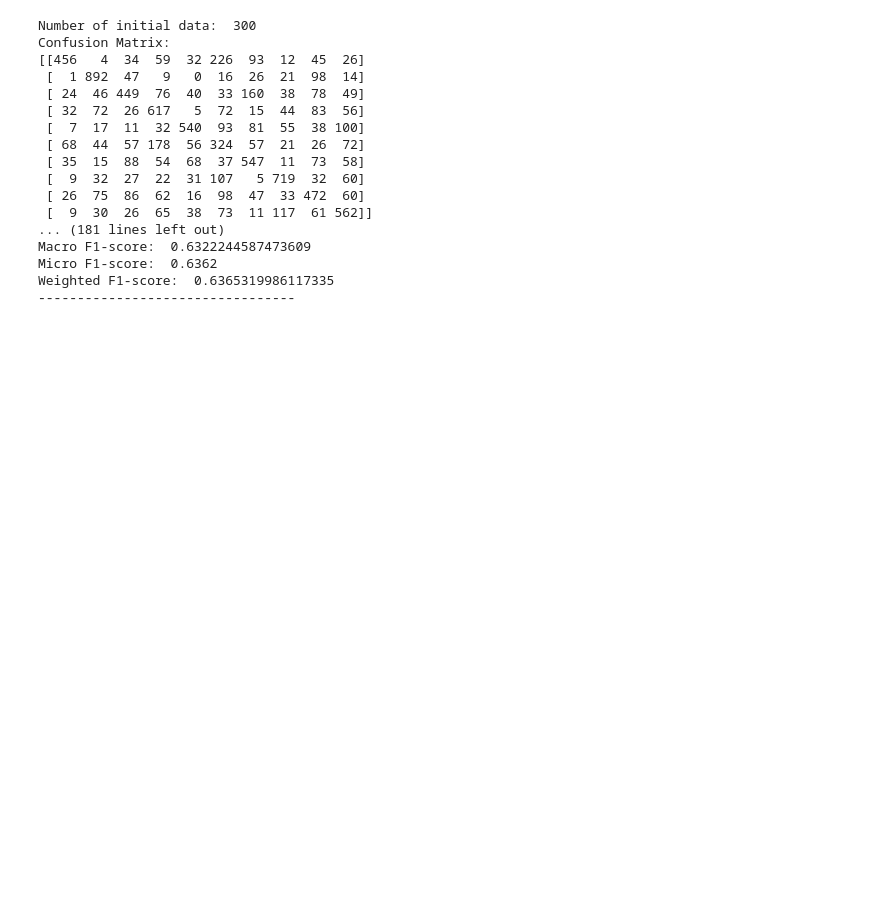
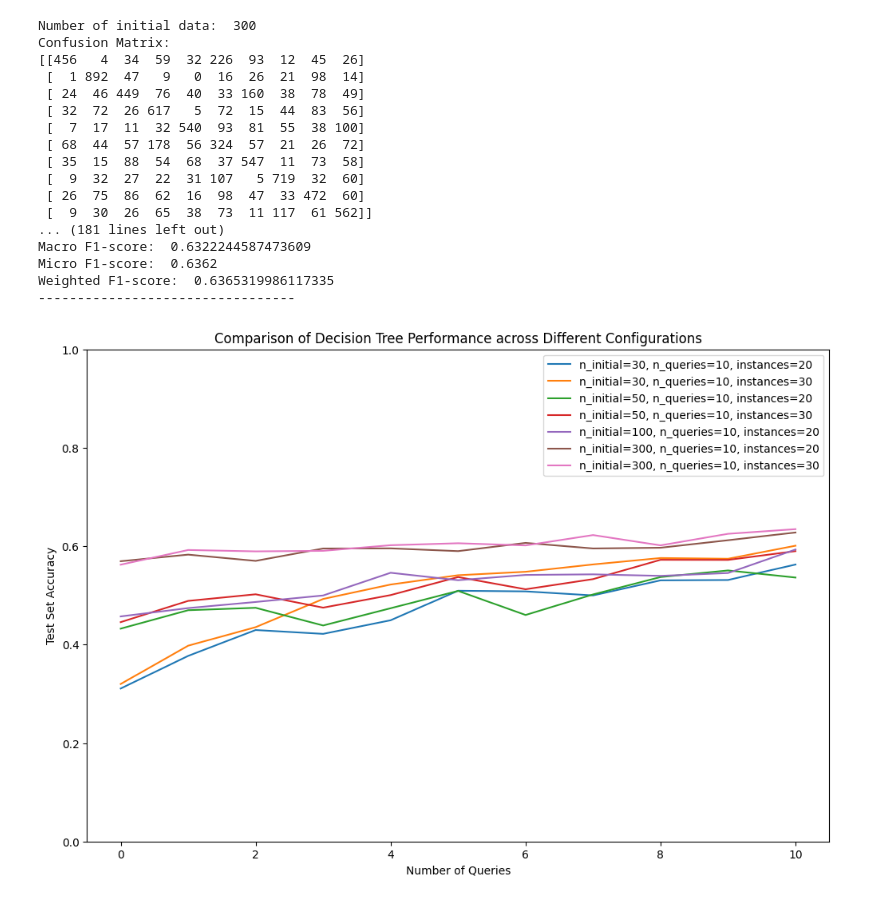
Before and after one commit to saimasharleen/Active-Learning-Strategies-Across-Diverse-Machine-Learning-Models, a Jupyter notebook: MNIST_DT.ipynb, the cells around one changed output. Cells and saved outputs as stored; diff of their text form; code cells hidden in the pictures; blank space fills up the shorter version.

```diff
--- a/MNIST_DT.ipynb
+++ b/MNIST_DT.ipynb
@@ -244,3 +244,69 @@ Macro F1-score:  0.6322244587473609
 Micro F1-score:  0.6362
 Weighted F1-score:  0.6365319986117335
 ---------------------------------
+# %%
+#plot_for_performance
+import matplotlib.pyplot as plt
+from sklearn.model_selection import train_test_split
+from sklearn.metrics import accuracy_score
+from modAL.models import ActiveLearner
+from modAL.uncertainty import uncertainty_sampling
+from sklearn.tree import DecisionTreeClassifier
+
+# Define the active learning function with parameters for Decision Tree
+def AL_Retrain(n_initial, n_queries, instances, x_train, y_train, x_test, y_test):
+    x_initial, x_pool, y_initial, y_pool = train_test_split(x_train, y_train, train_size=n_initial, random_state=0, stratify=y_train)
+
+    learner = ActiveLearner(
+        estimator=DecisionTreeClassifier(),
+        query_strategy=uncertainty_sampling,
+        X_training=x_initial, y_training=y_initial
+    )
+
+    performance_history = [accuracy_score(y_test, learner.predict(x_test))]
+
+    # Active Learning Loop
+    for idx in range(n_queries):
+        query_idx, query_instance = learner.query(x_pool, n_instances=instances)
+        learner.teach(X=x_pool[query_idx], y=y_pool[query_idx])
+
+        # Remove the queried instance from the pool
+        x_pool = np.delete(x_pool, query_idx, axis=0)
+        y_pool = np.delete(y_pool, query_idx, axis=0)
+
+        # Calculate and record performance
+        model_accuracy = accuracy_score(y_test, learner.predict(x_test))
+        performance_history.append(model_accuracy)
+
+    return performance_history
+
+# Configurations to compare
+configurations = [
+    (30, 10, 20),
+    (30, 10, 30),
+    (50, 10, 20),
+    (50, 10, 30),
+    (100, 10, 20),
+    (300, 10, 20),
+    (300, 10, 30)
+]
+
+# Run each configuration
+performance_histories = {}
+for config in configurations:
+    n_initial, n_queries, instances = config
+    performance_histories[config] = AL_Retrain(n_initial, n_queries, instances, x_train, y_train, x_test, y_test)
+
+# Plot the performances
+plt.figure(figsize=(12, 8))
+for config, history in performance_histories.items():
+    plt.plot(history, label=f'n_initial={config[0]}, n_queries={config[1]}, instances={config[2]}')
+
+plt.title("Comparison of Decision Tree Performance across Different Configurations")
+plt.xlabel("Number of Queries")
+plt.ylabel("Test Set Accuracy")
+plt.legend()
+plt.ylim(0, 1)
+plt.show()
+# %% [output]
+[figure, added]
```
